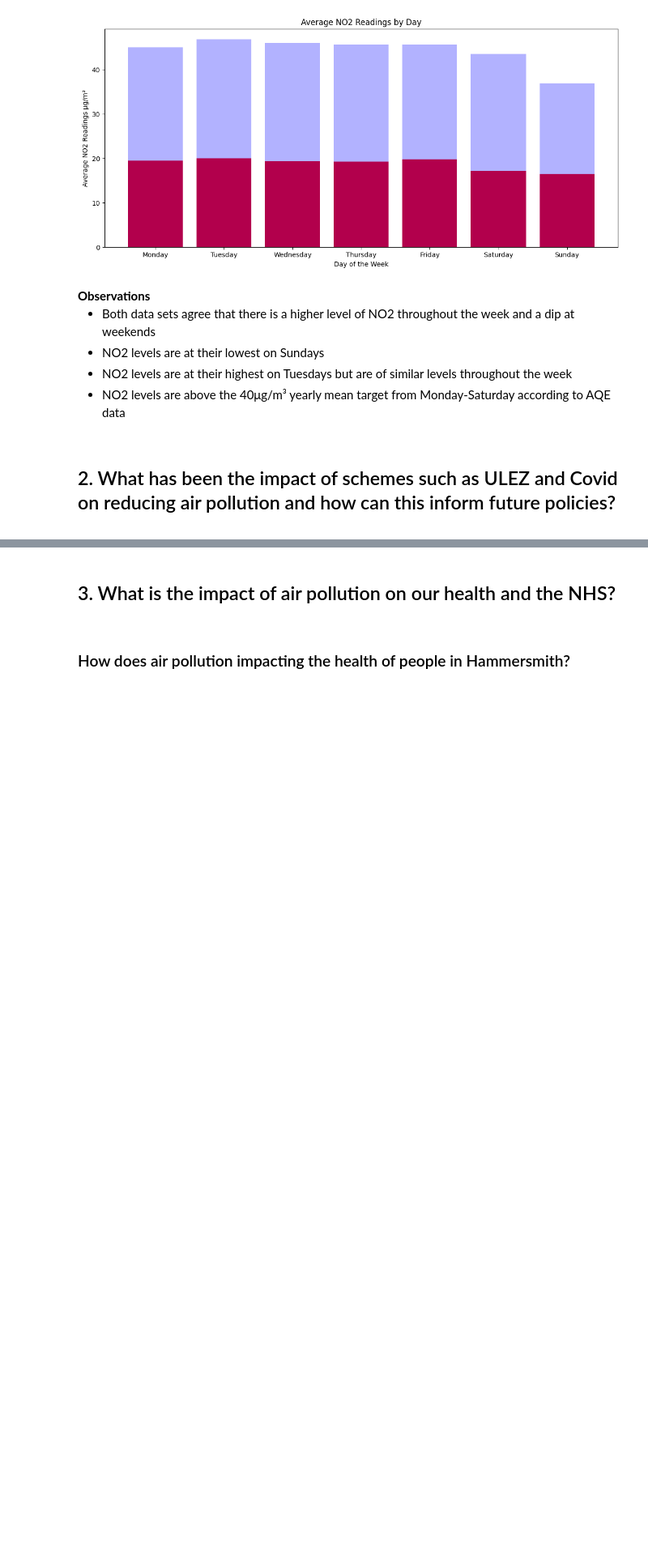
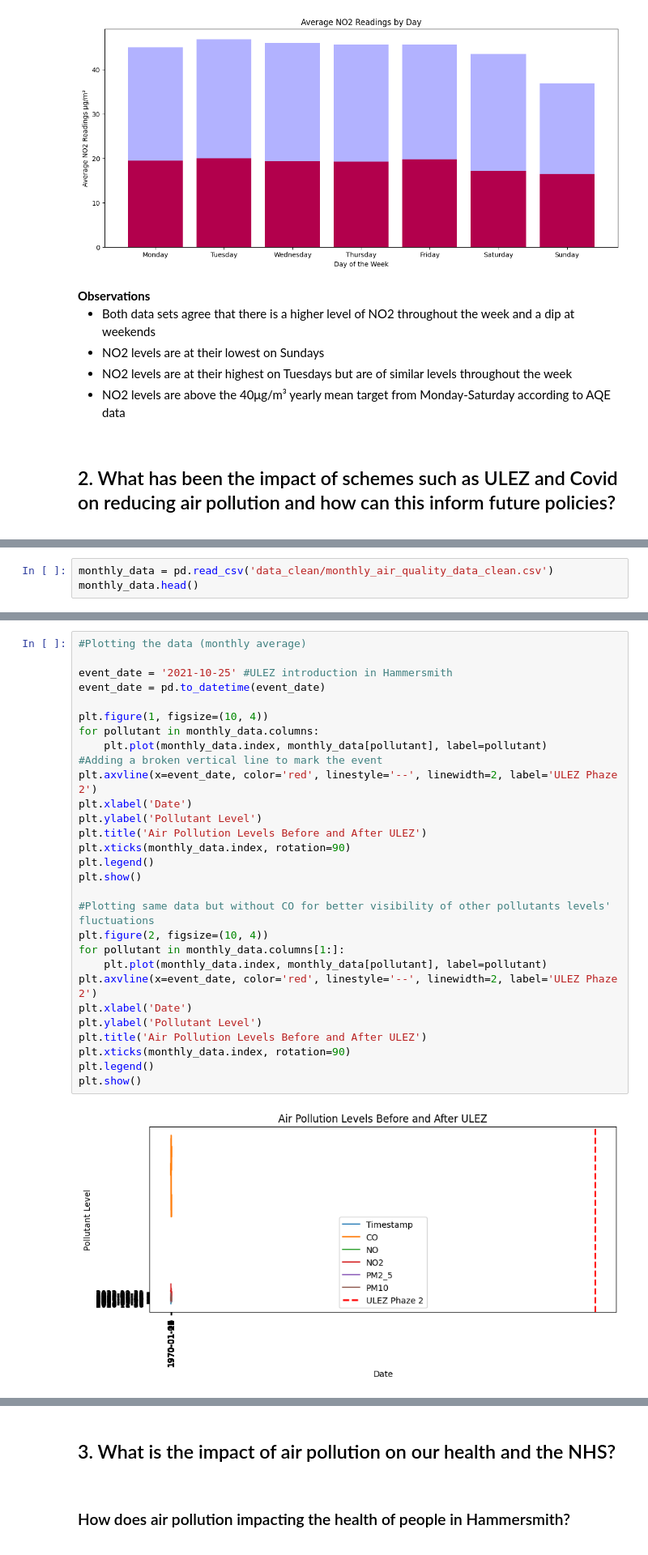
Before and after one commit to Frannerz/air_pollution_analysis, a Jupyter notebook: air_pollution_hammersmith.ipynb, the cells around one changed output, grey strips where cells are left out. Shown at 81% size. Drawn from its saved outputs; the diff is of its cells as text; blank space fills up the shorter version.

Commit message:
started ULEZ section

```diff
--- a/air_pollution_hammersmith.ipynb
+++ b/air_pollution_hammersmith.ipynb
@@ -1654,0 +1786,3 @@ plt.show()
+# %%
+monthly_data = pd.read_csv('data_clean/monthly_air_quality_data_clean.csv')
+monthly_data.head()
@@ -1654,0 +1796,31 @@ plt.show()
+# %%
+#Plotting the data (monthly average)
+
+event_date = '2021-10-25' #ULEZ introduction in Hammersmith
+event_date = pd.to_datetime(event_date)
+
+plt.figure(1, figsize=(10, 4))
+for pollutant in monthly_data.columns:
+    plt.plot(monthly_data.index, monthly_data[pollutant], label=pollutant)
+#Adding a broken vertical line to mark the event
+plt.axvline(x=event_date, color='red', linestyle='--', linewidth=2, label='ULEZ Phaze 2')
+plt.xlabel('Date')
+plt.ylabel('Pollutant Level')
+plt.title('Air Pollution Levels Before and After ULEZ')
+plt.xticks(monthly_data.index, rotation=90)
+plt.legend()
+plt.show()
+
+#Plotting same data but without CO for better visibility of other pollutants levels' fluctuations
+plt.figure(2, figsize=(10, 4))
+for pollutant in monthly_data.columns[1:]:
+    plt.plot(monthly_data.index, monthly_data[pollutant], label=pollutant)
+plt.axvline(x=event_date, color='red', linestyle='--', linewidth=2, label='ULEZ Phaze 2')
+plt.xlabel('Date')
+plt.ylabel('Pollutant Level')
+plt.title('Air Pollution Levels Before and After ULEZ')
+plt.xticks(monthly_data.index, rotation=90)
+plt.legend()
+plt.show()
+# %% [output]
+[figure, added]
```
Also changed, not shown: parts of 26 cells of this notebook, 2 other files.
